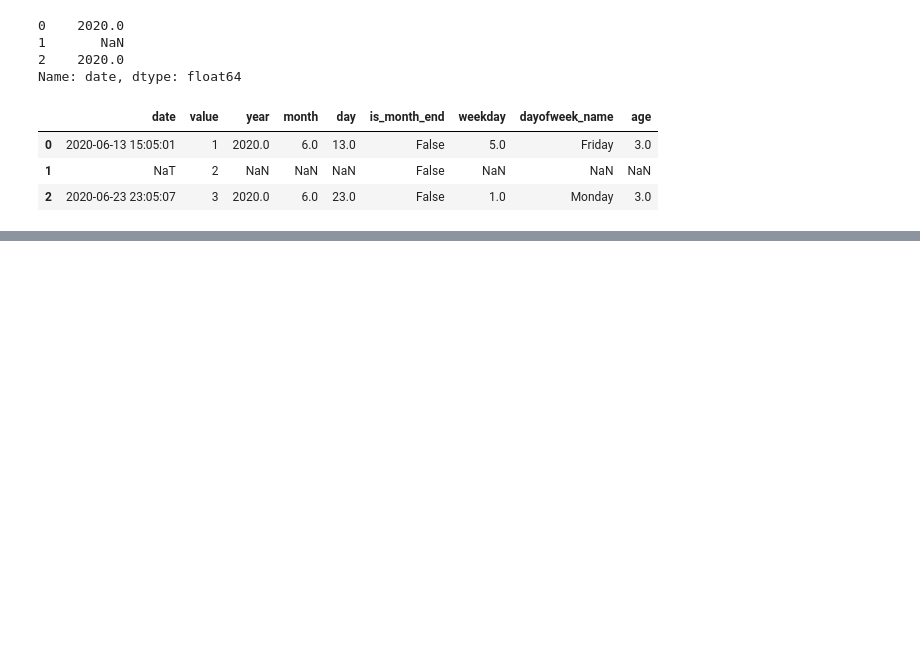
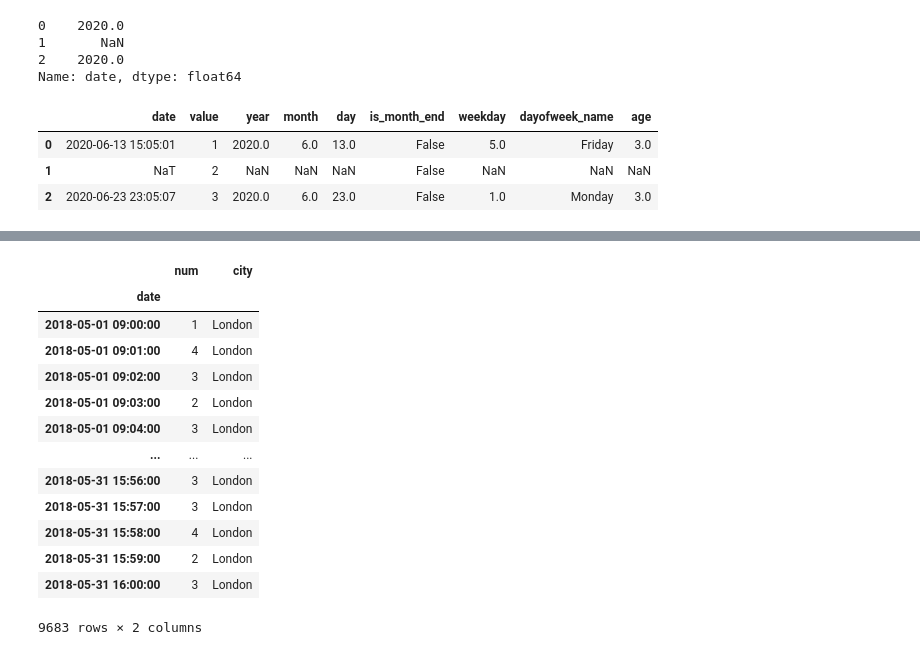
Before and after one commit to tussshar27/ipynb-files, a Jupyter notebook: 5.Python_Advance3.ipynb, the cells around one changed output, grey strips where cells are left out. Saved outputs shown, nothing was run; the diff lists cells and outputs as text; code cells hidden in the pictures; blank space fills up the shorter version.

```diff
--- a/5.Python_Advance3.ipynb
+++ b/5.Python_Advance3.ipynb
@@ -1128,0 +1214,18 @@ df
+# %%
+#to get data for may 2018
+df2.loc['2018-5']
+# %% [output]
+|  | num | city |
+| date |  |  |
+| 2018-05-01 09:00:00 | 1 | London |
+| 2018-05-01 09:01:00 | 4 | London |
+| 2018-05-01 09:02:00 | 3 | London |
+| 2018-05-01 09:03:00 | 2 | London |
+| 2018-05-01 09:04:00 | 3 | London |
+| ... | ... | ... |
+| 2018-05-31 15:56:00 | 3 | London |
+| 2018-05-31 15:57:00 | 3 | London |
+| 2018-05-31 15:58:00 | 4 | London |
+| 2018-05-31 15:59:00 | 2 | London |
+| 2018-05-31 16:00:00 | 3 | London |
+9683 rows × 2 columns
```
Also changed, not shown: parts of 84 cells of this notebook, 1 other file.
